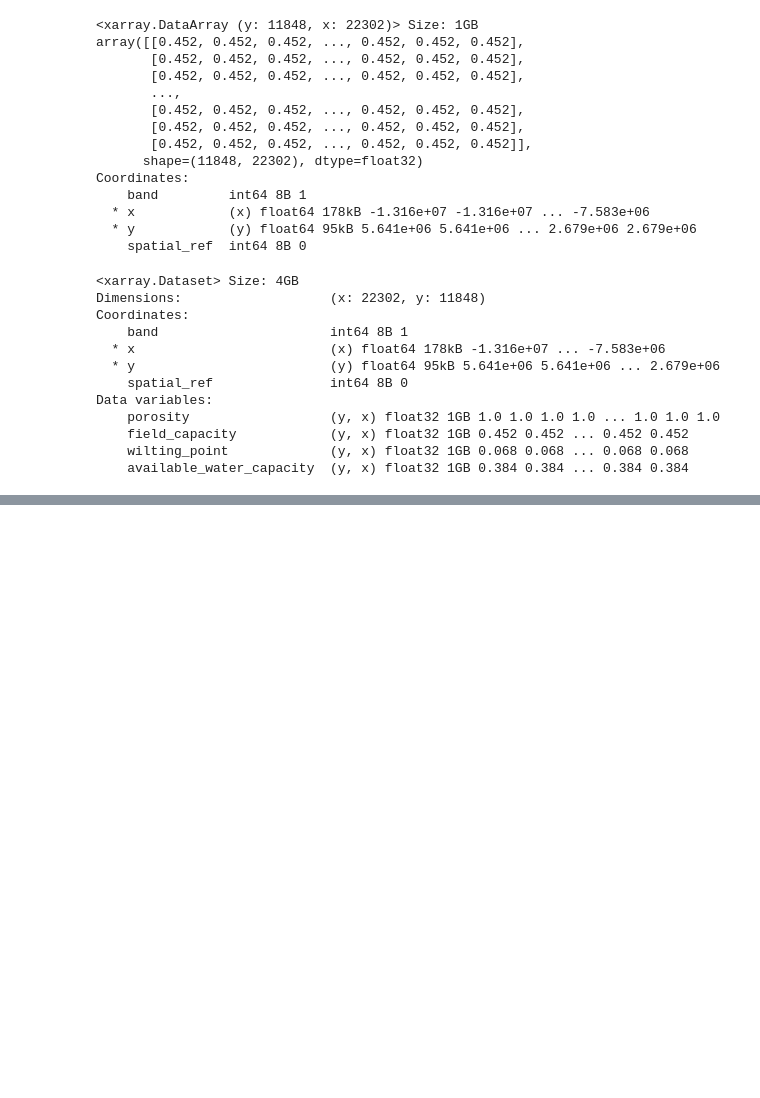
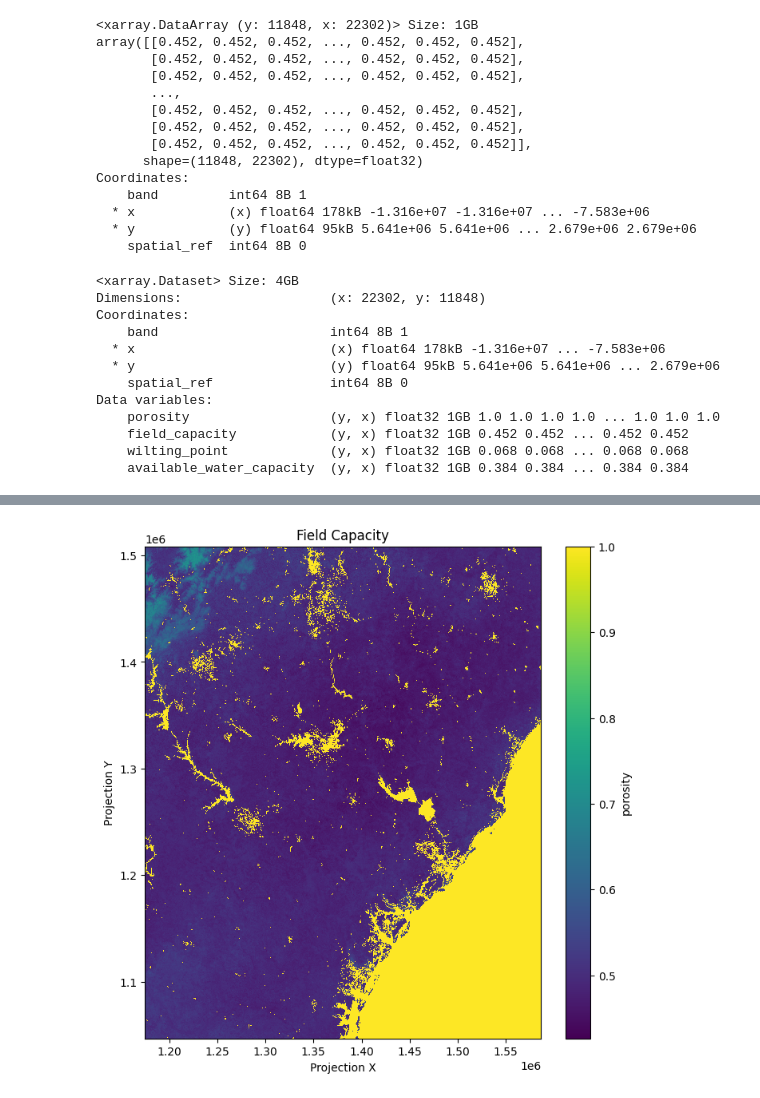
Before and after one commit to r0binsonCrusoe/trail_wetness_index, a Jupyter notebook: soils.ipynb, the cells around one changed output, grey strips where cells are left out. Saved outputs shown, nothing was run; the diff lists cells and outputs as text; code cells hidden in the pictures; blank space fills up the shorter version.

Commit message:
SC soil ds visualized

```diff
--- a/soils.ipynb
+++ b/soils.ipynb
@@ -197,11 +208,11 @@ def compute_soil_properties_xr(bd, sand, clay, soc):
     return porosity.clip(0, 1), fc.clip(0, 1), wp.clip(0, 1), awc.clip(0, 1)
 # %%
 bulk_density_1 = rxr.open_rasterio(
-    "data/bulk_density_0_5_mean.tif", masked=True
+    "data/soils/bulk_density_0_5_mean.tif", masked=True
 ).squeeze()
 
 bulk_density_2 = rxr.open_rasterio(
-    "data/bulk_density_0_5_mean_us2.tif", masked=True
+    "data/soils/bulk_density_0_5_mean_us2.tif", masked=True
 ).squeeze()
 # %%
 bulk_density_1
@@ -227,12 +238,12 @@ Attributes:
     scale_factor:              1.0
     add_offset:                0.0
 # %%
-sand_1 = rxr.open_rasterio("data/sand_0_5_mean_us1.tif", masked=True).squeeze()
-sand_2 = rxr.open_rasterio("data/sand_0_5_mean_us2.tif", masked=True).squeeze()
-clay_1 = rxr.open_rasterio("data/clay_0_5_mean_us1.tif", masked=True).squeeze()
-clay_2 = rxr.open_rasterio("data/clay_0_5_mean_us2.tif", masked=True).squeeze()
-soc_1 = rxr.open_rasterio("data/soc_0_5_mean_us1.tif", masked=True).squeeze()
-soc_2 = rxr.open_rasterio("data/soc_0_5_mean_us2.tif", masked=True).squeeze()
+sand_1 = rxr.open_rasterio("data/soils/sand_0_5_mean_us1.tif", masked=True).squeeze()
+sand_2 = rxr.open_rasterio("data/soils/sand_0_5_mean_us2.tif", masked=True).squeeze()
+clay_1 = rxr.open_rasterio("data/soils/clay_0_5_mean_us1.tif", masked=True).squeeze()
+clay_2 = rxr.open_rasterio("data/soils/clay_0_5_mean_us2.tif", masked=True).squeeze()
+soc_1 = rxr.open_rasterio("data/soils/soc_0_5_mean_us1.tif", masked=True).squeeze()
+soc_2 = rxr.open_rasterio("data/soils/soc_0_5_mean_us2.tif", masked=True).squeeze()
 # %%
 print(bulk_density_1.x.min().values, bulk_density_1.x.max().values)
 print(bulk_density_2.x.min().values, bulk_density_2.x.max().values)
@@ -320,0 +360,11 @@ Data variables:
+# %%
+soil_ds_sc_5070 = soil_ds_5070.sel(x=slice(1175065, 1586690), y=slice(1508561, 1046893))
+# %%
+plt.figure(figsize=(8,8))
+soil_ds_sc_5070['porosity'].plot()
+plt.title("Field Capacity")
+plt.xlabel("Projection X")
+plt.ylabel("Projection Y")
+plt.show()
+# %% [output]
+[figure, added]
```
Also changed, not shown: parts of 11 cells of this notebook, 4 other files.
